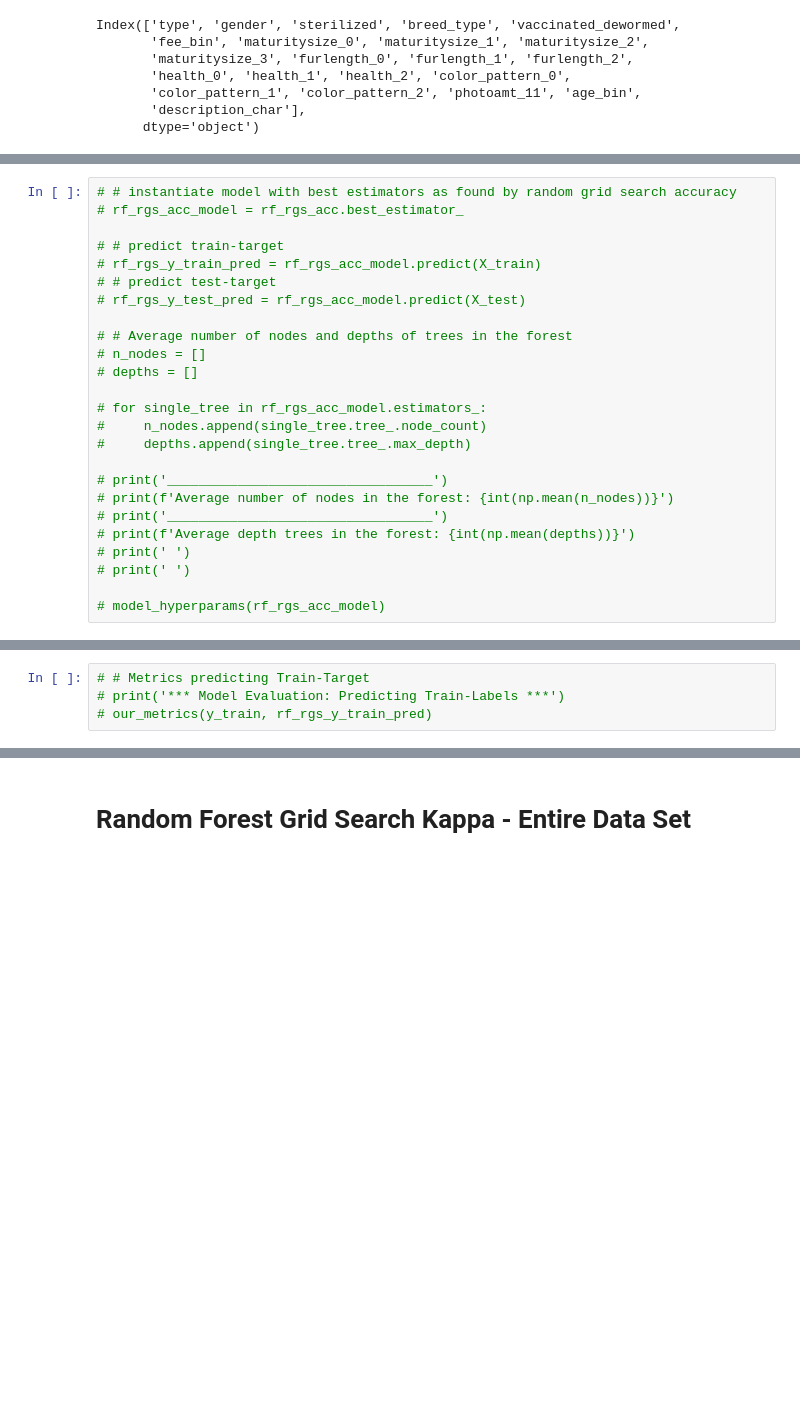
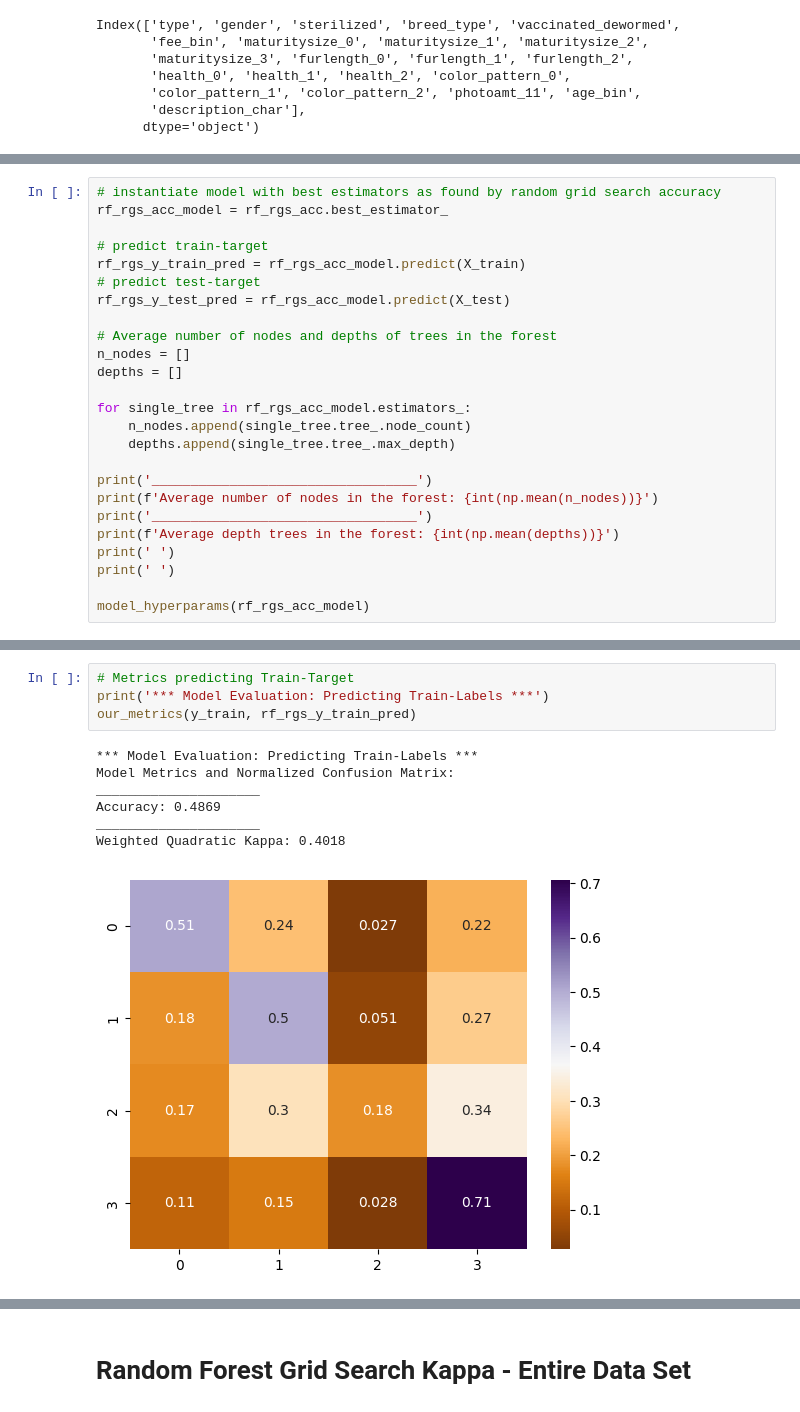
Before and after one commit to LanaCasselmann/ds_capstone_pet_adoptability, a Jupyter notebook: notebooks/forests.ipynb, the cells around one changed output, grey strips where cells are left out. Drawn from its saved outputs; the diff is of its cells as text; blank space fills up the shorter version.

Commit message:
cats and dogs with random grid search

```diff
--- a/notebooks/forests.ipynb
+++ b/notebooks/forests.ipynb
@@ -154,25 +175,25 @@ Index(['type', 'gender', 'sterilized', 'breed_type', 'vaccinated_dewormed',
 # %%
-# # instantiate model with best estimators as found by random grid search accuracy
-# rf_rgs_acc_model = rf_rgs_acc.best_estimator_
+# instantiate model with best estimators as found by random grid search accuracy
+rf_rgs_acc_model = rf_rgs_acc.best_estimator_
 
-# # predict train-target
-# rf_rgs_y_train_pred = rf_rgs_acc_model.predict(X_train)
-# # predict test-target
-# rf_rgs_y_test_pred = rf_rgs_acc_model.predict(X_test)
+# predict train-target
+rf_rgs_y_train_pred = rf_rgs_acc_model.predict(X_train)
+# predict test-target
+rf_rgs_y_test_pred = rf_rgs_acc_model.predict(X_test)
 
-# # Average number of nodes and depths of trees in the forest
-# n_nodes = []
-# depths = []
+# Average number of nodes and depths of trees in the forest
+n_nodes = []
+depths = []
 
-# for single_tree in rf_rgs_acc_model.estimators_:
-#     n_nodes.append(single_tree.tree_.node_count)
-#     depths.append(single_tree.tree_.max_depth)
+for single_tree in rf_rgs_acc_model.estimators_:
+    n_nodes.append(single_tree.tree_.node_count)
+    depths.append(single_tree.tree_.max_depth)
 
-# print('__________________________________')
-# print(f'Average number of nodes in the forest: {int(np.mean(n_nodes))}')
-# print('__________________________________')
-# print(f'Average depth trees in the forest: {int(np.mean(depths))}')
-# print(' ')
-# print(' ')
+print('__________________________________')
+print(f'Average number of nodes in the forest: {int(np.mean(n_nodes))}')
+print('__________________________________')
+print(f'Average depth trees in the forest: {int(np.mean(depths))}')
+print(' ')
+print(' ')
 
-# model_hyperparams(rf_rgs_acc_model)
+model_hyperparams(rf_rgs_acc_model)
@@ -179,5 +222,13 @@ Index(['type', 'gender', 'sterilized', 'breed_type', 'vaccinated_dewormed',
 # %%
-# # Metrics predicting Train-Target
-# print('*** Model Evaluation: Predicting Train-Labels ***')
-# our_metrics(y_train, rf_rgs_y_train_pred)
+# Metrics predicting Train-Target
+print('*** Model Evaluation: Predicting Train-Labels ***')
+our_metrics(y_train, rf_rgs_y_train_pred)
+# %% [output]
+*** Model Evaluation: Predicting Train-Labels ***
+Model Metrics and Normalized Confusion Matrix:
+_____________________
+Accuracy: 0.4869
+_____________________
+Weighted Quadratic Kappa: 0.4018
+[figure, added]
 # %%
```
Also changed, not shown: parts of 23 cells of this notebook, 1 other file.
